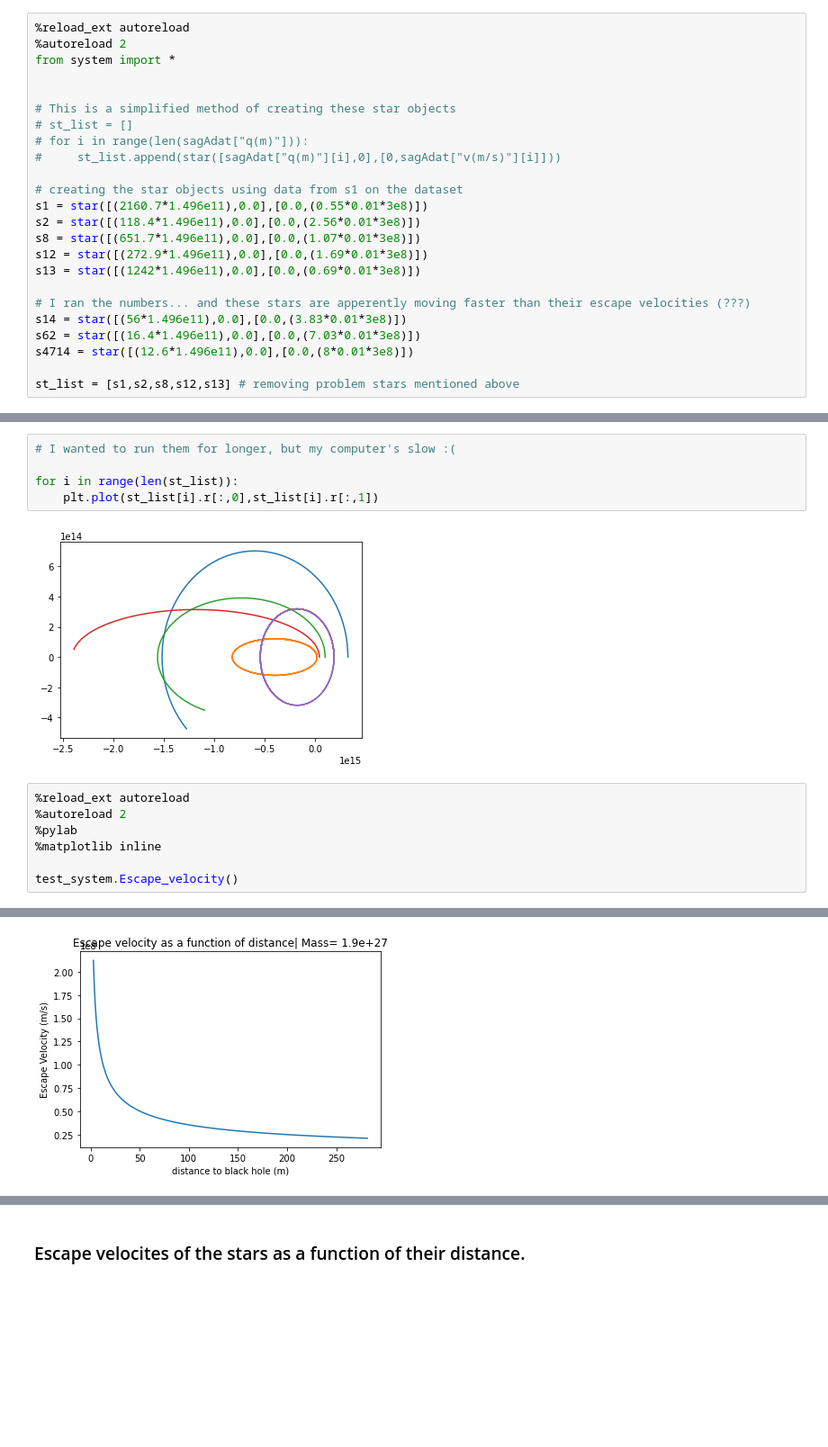
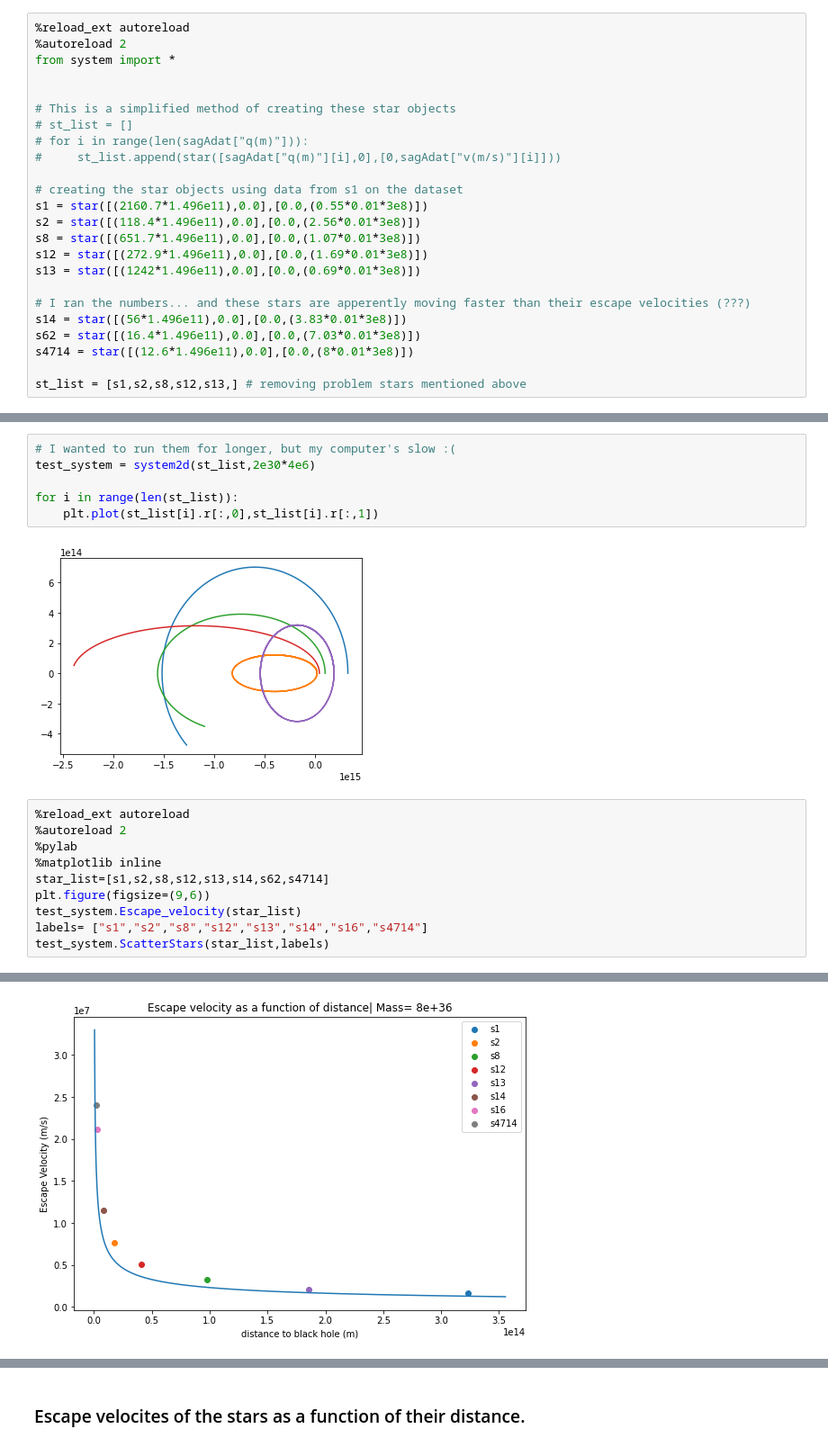
Before and after one commit to tairaeli/cmse202_honors_project, a Jupyter notebook: Escape velocity/2d_orbit_sag_a.ipynb, the cells around one changed output, grey strips where cells are left out. Shown: that part at 90% size. Drawn from its saved outputs; the diff is of its cells as text; blank space fills up the shorter version.

Commit message:
fixed escape velocity

```diff
--- a/Escape velocity/2d_orbit_sag_a.ipynb
+++ b/Escape velocity/2d_orbit_sag_a.ipynb
@@ -49,7 +49,7 @@ s14 = star([(56*1.496e11),0.0],[0.0,(3.83*0.01*3e8)])
 s62 = star([(16.4*1.496e11),0.0],[0.0,(7.03*0.01*3e8)])
 s4714 = star([(12.6*1.496e11),0.0],[0.0,(8*0.01*3e8)])
 
-st_list = [s1,s2,s8,s12,s13] # removing problem stars mentioned above
+st_list = [s1,s2,s8,s12,s13,] # removing problem stars mentioned above
 # %%
 # Note, this may take a while to run
 
@@ -72,6 +72,7 @@ Using matplotlib backend: agg
 Populating the interactive namespace from numpy and matplotlib
 # %%
 # I wanted to run them for longer, but my computer's slow :(
+test_system = system2d(st_list,2e30*4e6)
 
 for i in range(len(st_list)):
     plt.plot(st_list[i].r[:,0],st_list[i].r[:,1])
@@ -80,11 +81,14 @@ for i in range(len(st_list)):
 # %%
 %reload_ext autoreload
 %autoreload 2
 %pylab
 %matplotlib inline
-
-test_system.Escape_velocity()
+star_list=[s1,s2,s8,s12,s13,s14,s62,s4714]
+plt.figure(figsize=(9,6))
+test_system.Escape_velocity(star_list)
+labels= ["s1","s2","s8","s12","s13","s14","s16","s4714"]
+test_system.ScatterStars(star_list,labels)
 # %% [output]
 Using matplotlib backend: agg
 Populating the interactive namespace from numpy and matplotlib
-[figure, old version]
+[figure, new version]
```
Also changed, not shown: parts of 3 cells of this notebook, 1 other file.
